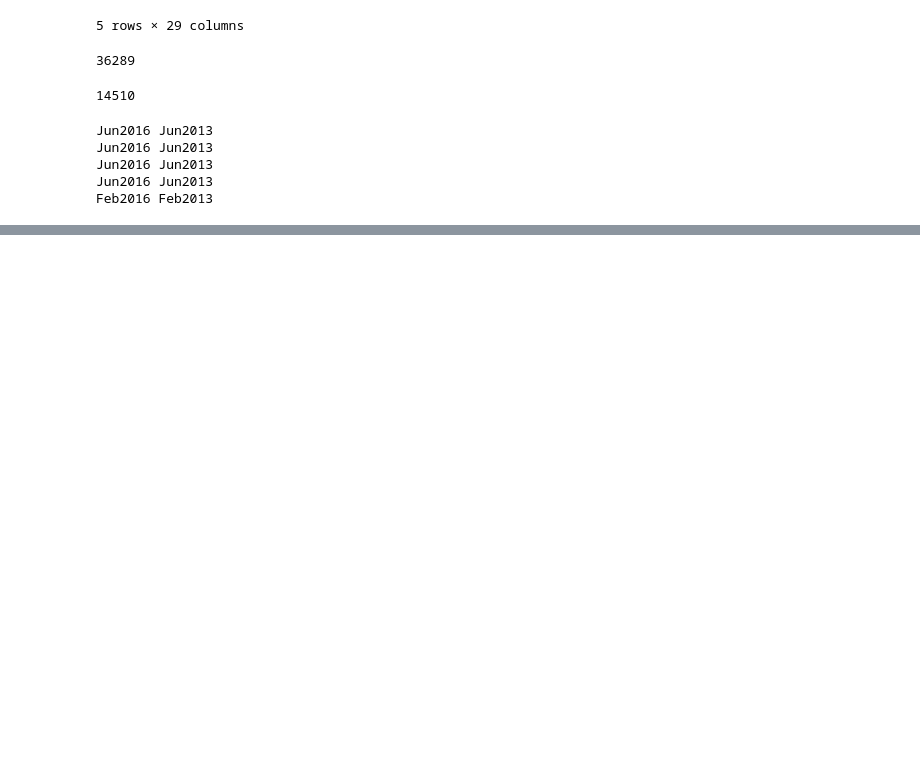
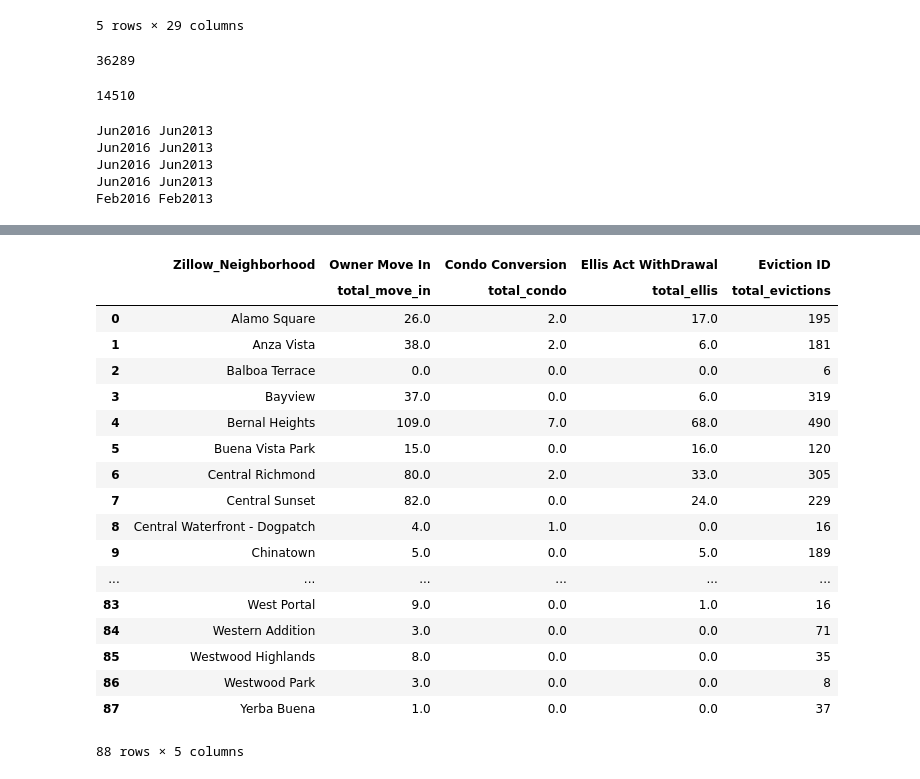
Before and after one commit to Jkremr/evictions-home-values, a Jupyter notebook: evictions-home-values.ipynb, the cells around one changed output, grey strips where cells are left out. Cells and saved outputs as stored; diff of their text form; code cells hidden in the pictures; blank space fills up the shorter version.

Commit message:
Changing aggregation to use Zillow neighborhood names and removing extraneous cells.

```diff
--- a/evictions-home-values.ipynb
+++ b/evictions-home-values.ipynb
@@ -55,31 +55,3 @@ Jun2016 Jun2013
 Jun2016 Jun2013
 Jun2016 Jun2013
 Feb2016 Feb2013
-# %%
-
-
-def addPricingData(row, lookback):
-    latlng = row['Location']
-    lat, lng = latlng.split(',')
-    lat = float(lat.replace('(','')) # Reformat lat, lng to separate arguments.
-    lng = float(lng.replace(')',''))
-    evictdate = row['File Date'].date() # Convert eviction date and create date keys for eviciton date and starting valuation date.
-    startdate = evictdate + relativedelta(months=-lookback)
-    evictdate_key = date.strftime(evictdate,"%b%Y")
-    startdate_key = date.strftime(startdate, "%b%Y")
-    neighborhood = nearest_neighborhood(lat, lng) # Create neighborhood object for lat, lng.
-    name = neighborhood.name
-    meanvalue = neighborhood.meanvalue
-    s = neighborhood.prices[startdate_key]
-    c = neighborhood.prices[evictdate_key]
-    valueincrease = (c - s)/s
-    return pd.Series({'Eviction_id':row['Eviction ID'],'Zillow_Neighborhood':name, 'Z_Mean_Value':meanvalue, 'Z_Value_Increase':valueincrease})
-    return name
-
-# df['Zillow_Neighborhood'] = df.apply(lambda row: addPricingData(row, 24), axis = 1)
-
-# DF['new_column'] = DF['dic_column'].apply(lambda dic: counting(dic, 'word'))
-
-
-df = df.merge(df.apply(lambda row: addPricingData(row, lookbackperiod_mos), axis = 1), left_on='Eviction ID', right_on='Eviction_id')
-df
@@ -110,21 +101,41 @@ df.dtypes
 # %%
 aggregation = {
     'Owner Move In' : {
         'total_move_in' : 'sum'
     },
     'Condo Conversion' : {
          'total_condo' : 'sum'
     },
     'Ellis Act WithDrawal' : {
          'total_ellis' : 'sum'
     },
     'Eviction ID' : {
         'total_evictions' : 'count'
     }
 }
-grouped = df.groupby(['Neighborhoods - Analysis Boundaries']).agg(aggregation).reset_index()
+grouped = df.groupby(['Zillow_Neighborhood']).agg(aggregation).reset_index()
 
 grouped
+# %% [output]
+|  | Zillow_Neighborhood | Owner Move In | Condo Conversion | Ellis Act WithDrawal | Eviction ID |
+|  |  | total_move_in | total_condo | total_ellis | total_evictions |
+| 0 | Alamo Square | 26.0 | 2.0 | 17.0 | 195 |
+| 1 | Anza Vista | 38.0 | 2.0 | 6.0 | 181 |
+| 2 | Balboa Terrace | 0.0 | 0.0 | 0.0 | 6 |
+| 3 | Bayview | 37.0 | 0.0 | 6.0 | 319 |
+| 4 | Bernal Heights | 109.0 | 7.0 | 68.0 | 490 |
+| 5 | Buena Vista Park | 15.0 | 0.0 | 16.0 | 120 |
+| 6 | Central Richmond | 80.0 | 2.0 | 33.0 | 305 |
+| 7 | Central Sunset | 82.0 | 0.0 | 24.0 | 229 |
+| 8 | Central Waterfront - Dogpatch | 4.0 | 1.0 | 0.0 | 16 |
+| 9 | Chinatown | 5.0 | 0.0 | 5.0 | 189 |
+| ... | ... | ... | ... | ... | ... |
+| 83 | West Portal | 9.0 | 0.0 | 1.0 | 16 |
+| 84 | Western Addition | 3.0 | 0.0 | 0.0 | 71 |
+| 85 | Westwood Highlands | 8.0 | 0.0 | 0.0 | 35 |
+| 86 | Westwood Park | 3.0 | 0.0 | 0.0 | 8 |
+| 87 | Yerba Buena | 1.0 | 0.0 | 0.0 | 37 |
+88 rows × 5 columns
 # %%
 grouped['pct_move_in'] = grouped[('Owner Move In','total_move_in')]/grouped[('Eviction ID', 'total_evictions')]
 grouped['pct_condo'] = grouped[('Condo Conversion','total_condo')]/grouped[('Eviction ID', 'total_evictions')]
```
Also changed, not shown: parts of 5 cells of this notebook.
